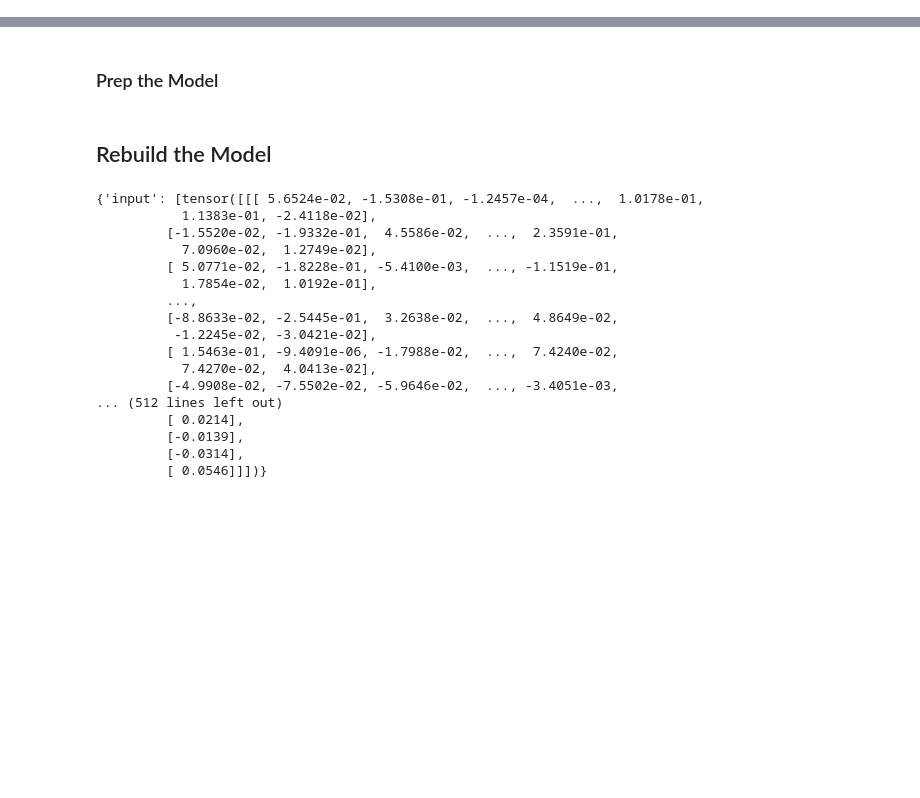
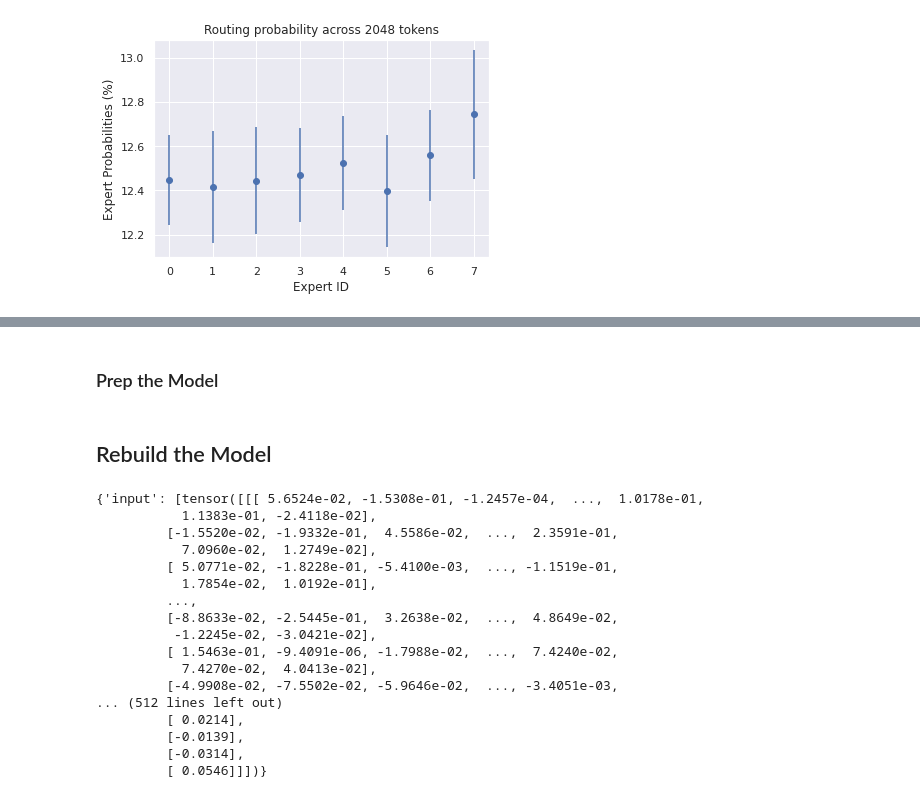
Before and after one commit to mweiss17/polytax, a Jupyter notebook: src/polytax/notebooks/routing-investigation.ipynb, the cells around one changed output, grey strips where cells are left out. Drawn from its saved outputs; the diff is of its cells as text; code cells hidden in the pictures; blank space fills up the shorter version.

Commit message:
cleanup train

```diff
--- a/src/polytax/notebooks/routing-investigation.ipynb
+++ b/src/polytax/notebooks/routing-investigation.ipynb
@@ -66,3 +71,5 @@ train_state.optims_state_dict = NotAvailable()
 # %%
+exp.optim = None
+train_state.optims_state_dict = NotAvailable()
 exp._build(train_state)
 # %% [output]
@@ -113,3 +91,8 @@ building dataset.
 # %%
-# Get samples
-sample = next(exp.train_loader)
+# Define function for processing router data
+def get_probs(logits):
+    probs = nn.Softmax(dim=-1)(logits)
+    probs = probs * 100
+    mean = probs.mean(axis=0)
+    std = probs.std(axis=0)
+    return mean, std
@@ -133,0 +99,31 @@ wandb: Network error resolved after 0:00:43.718976, resuming normal operation.
+# %%
+import torch_db as tdb
+from collections import namedtuple
+sample = next(exp.train_loader)
+with tdb.Tracer().trace(exp.model) as tracer:
+    x_hat = exp.model(**sample)
+    x_hat.loss.backward()
+# %%
+# Extract router modules and tracers
+routers = {}
+router_modules = {}
+for name, module in exp.model.named_modules():
+    if "router_linear" in name:
+        routers[name] = tracer.get(name)
+        router_modules[name] = module
+# %%
+# plot distribution of router probs
+router_logits = routers["encoder.block.0.layer.1.router_layer.router_linear"]['output'][0]
+mean, std = get_probs(router_logits)
+n_tokens, n_experts, = router_logits.shape
+x = np.arange(n_experts)
+
+plt.figure()
+plt.errorbar(x, mean, yerr=std, fmt='o')
+# plt.fill_between(x, mean - std/2, mean + std/2, alpha=0.4)
+plt.xlabel("Expert ID")
+plt.ylabel("Expert Probabilities (%)")
+plt.title(f"Routing probability across {n_tokens} tokens")
+plt.show()
+# %% [output]
+[figure, added]
```
Also changed, not shown: parts of 18 cells of this notebook, 2 other files.
